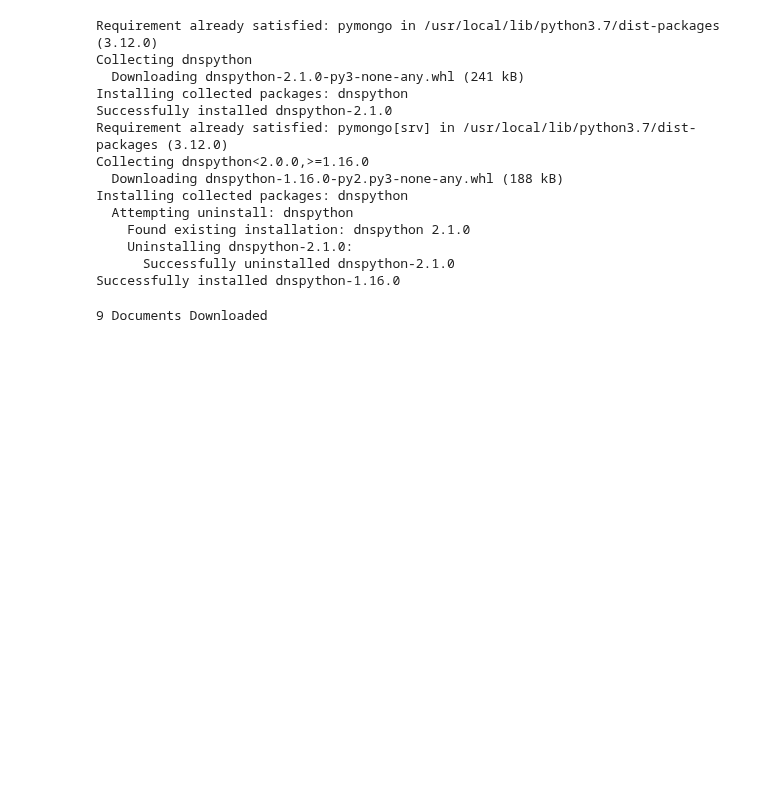
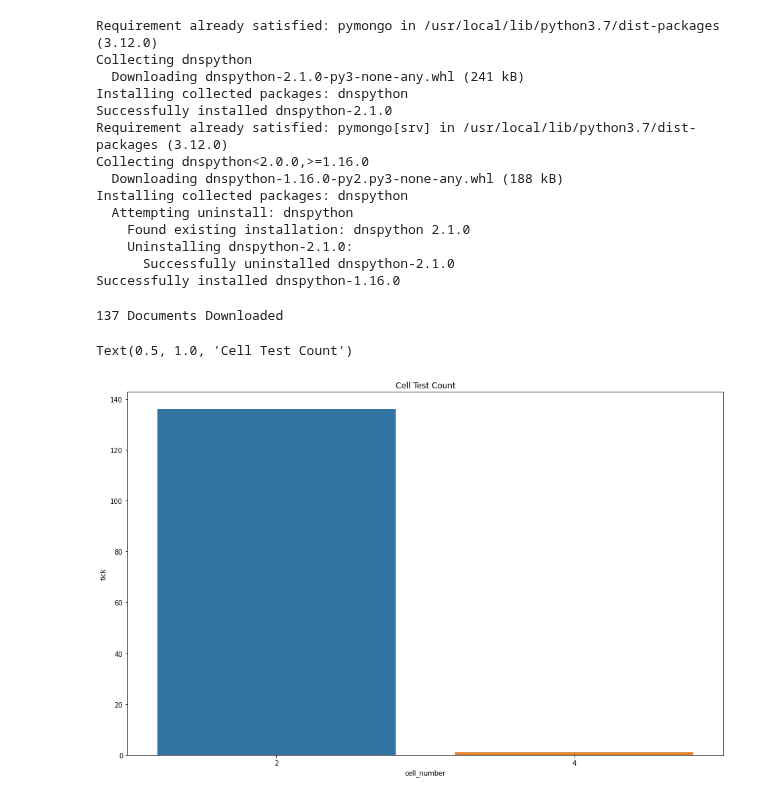
Before and after one commit to darkmatter2222/Nuclear-Battery, a Jupyter notebook: NuclearBatteryAnalysis .ipynb, the cells around one changed output. Drawn from its saved outputs; the diff is of its cells as text; code cells hidden in the pictures; blank space fills up the shorter version.

```diff
--- a/NuclearBatteryAnalysis .ipynb
+++ b/NuclearBatteryAnalysis .ipynb
@@ -35,8 +35,16 @@ for document in mycol.find():
     df = df.append(document['tests'])
     count += 1
 print(f"{count} Documents Downloaded")
+df['tick'] = 1
 # %% [output]
-9 Documents Downloaded
+137 Documents Downloaded
 # %%
 import seaborn as sns
 import matplotlib.pyplot as plt
+# %%
+plt.figure(figsize=(16,10))
+grouping = df[(df['time']==600)].groupby('cell_number')['tick'].sum().reset_index()
+sns.barplot(x="cell_number", y="tick", data=grouping).set_title('Cell Test Count')
+# %% [output]
+Text(0.5, 1.0, 'Cell Test Count')
+[figure, added]
```
Also changed, not shown: parts of 3 cells of this notebook.
